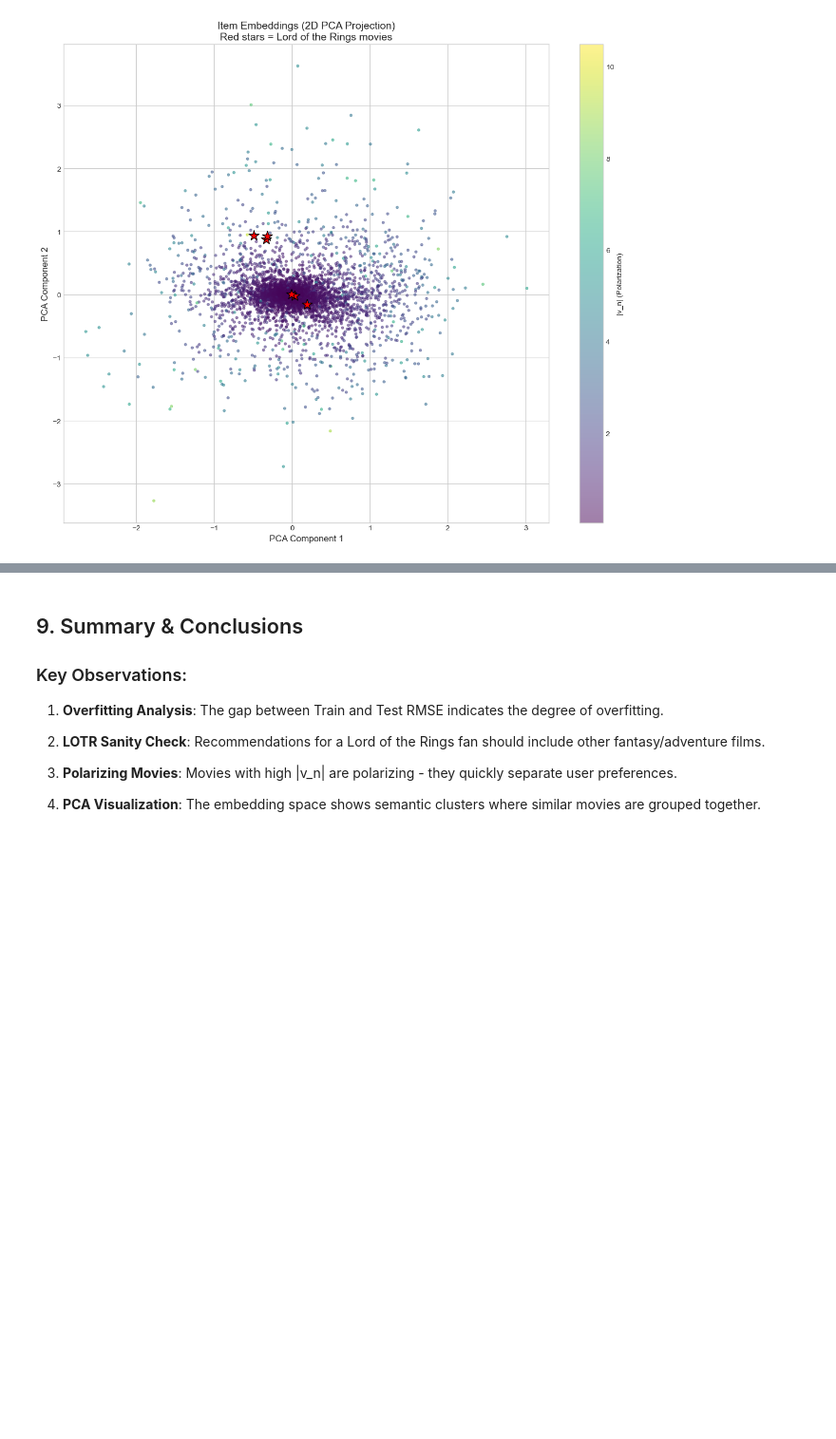
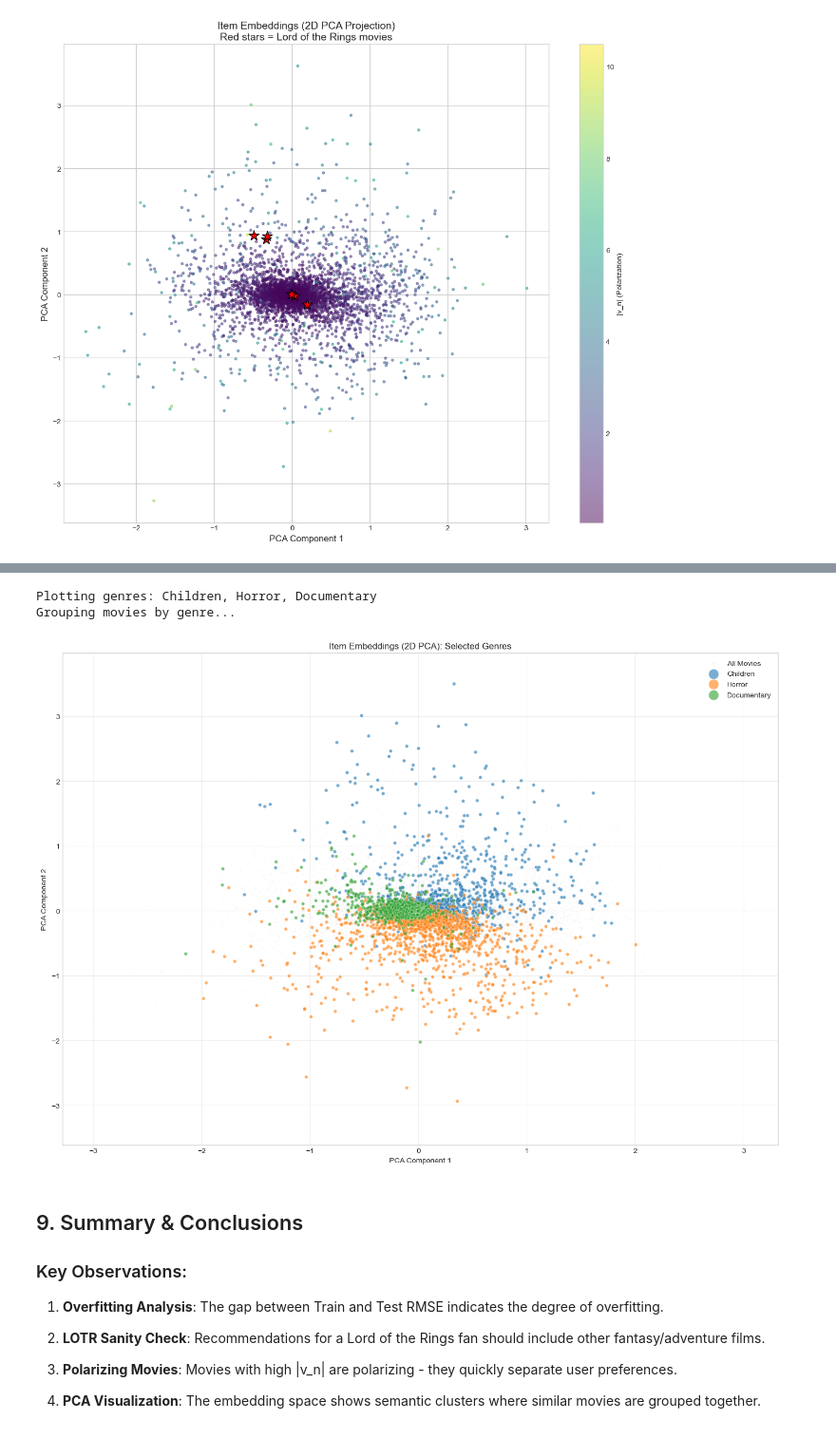
Before and after one commit to 0xayman/AIMS-MLAS-Recommender-System, a Jupyter notebook: notebooks/practical_4.ipynb, the cells around one changed output, grey strips where cells are left out. Shown at 95% size. Saved outputs shown, nothing was run; the diff lists cells and outputs as text; code cells hidden in the pictures; blank space fills up the shorter version.

```diff
--- a/notebooks/practical_4.ipynb
+++ b/notebooks/practical_4.ipynb
@@ -591,3 +538,74 @@ plt.show()
+# %%
+# Visualize genre clusters using PCA
+# Manual selection of genres
+selected_genres = ['Children', 'Horror', 'Documentary']
+
+print(f"Plotting genres: {', '.join(selected_genres)}")
+
+# PCA on item factors (if not already done)
+if 'item_factors_2d' not in locals():
+    from sklearn.decomposition import PCA
+    pca = PCA(n_components=2)
+    item_factors_2d = pca.fit_transform(target_model.item_factors)
+
+# Plot
+fig, ax = plt.subplots(figsize=(14, 10))
+
+# Plot background density (all items)
+ax.scatter(
+    item_factors_2d[:, 0],
+    item_factors_2d[:, 1],
+    c='lightgray',
+    alpha=0.1,
+    s=1,
+    label='All Movies'
+)
+
+# Create mapping for selected genres
+genre_to_indices = {g: [] for g in selected_genres}
+
+print("Grouping movies by genre...")
+# Efficiently group indices
+for _, row in movies_df.iterrows():
+    movie_id = row['movieId']
+    if movie_id in item_id_to_idx:
+        idx = item_id_to_idx[movie_id]
+        genres = row['genres'].split('|')
+        for g in selected_genres:
+            if g in genres:
+                genre_to_indices[g].append(idx)
+
+# Plot selected genres
+# colors, use three completely different colors
+colors = ['#1f77b4', '#ff7f0e', '#2ca02c']
+
+for genre, color in zip(selected_genres, colors):
+    indices = genre_to_indices[genre]
+    if indices:
+        ax.scatter(
+            item_factors_2d[indices, 0],
+            item_factors_2d[indices, 1],
+            c=[color],
+            label=genre,
+            s=20,
+            alpha=0.6,
+            edgecolors='white',
+            linewidth=0.3
+        )
+
+ax.set_xlabel('PCA Component 1')
+ax.set_ylabel('PCA Component 2')
+ax.set_title('Item Embeddings (2D PCA): Selected Genres')
+ax.legend(markerscale=3, loc='upper right')
+ax.grid(True, alpha=0.3)
+
+plt.tight_layout()
+plt.savefig('../figures/practical_4_genre_clusters_manual.pdf', dpi=150, bbox_inches='tight', format='pdf')
+plt.show()
+# %% [output]
+Plotting genres: Children, Horror, Documentary
+Grouping movies by genre...
+[figure, added]
 # %% [markdown]
 ## 9. Summary & Conclusions
 
```
Also changed, not shown: parts of 2 cells of this notebook, 46 other files.
